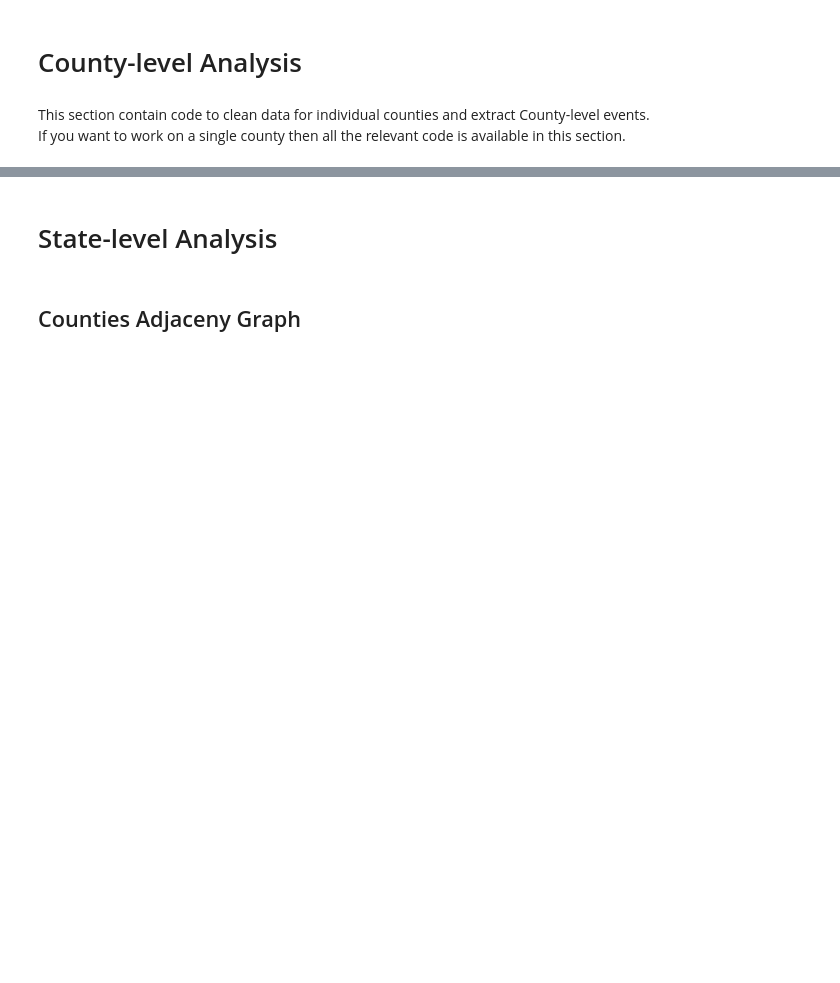
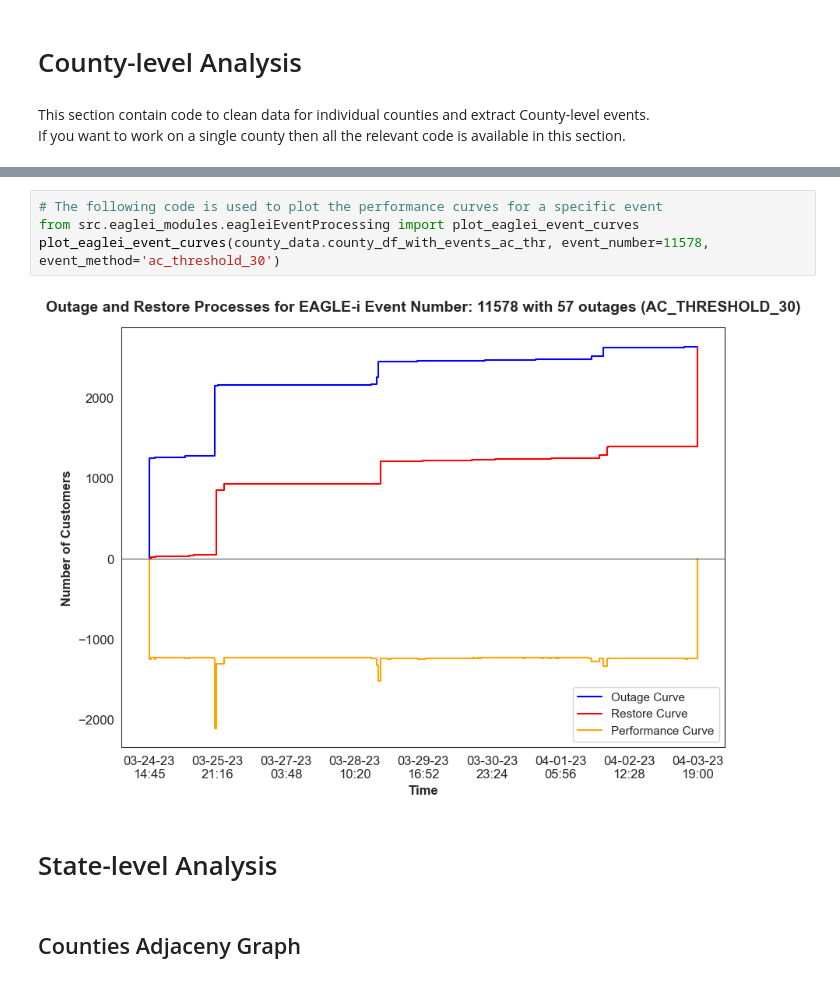
Before and after one commit to arslanleo/eagleiDataProcessor, a Jupyter notebook: eaglei_analysis.ipynb, the cells around one changed output, grey strips where cells are left out. Drawn from its saved outputs; the diff is of its cells as text; blank space fills up the shorter version.

```diff
--- a/eaglei_analysis.ipynb
+++ b/eaglei_analysis.ipynb
@@ -98,3 +179,9 @@ If you want to work on a single county then all the relevant code is available i
+# %%
+# The following code is used to plot the performance curves for a specific event
+from src.eaglei_modules.eagleiEventProcessing import plot_eaglei_event_curves
+plot_eaglei_event_curves(county_data.county_df_with_events_ac_thr, event_number=11578, event_method='ac_threshold_30')
+# %% [output]
+[figure, added]
 # %% [markdown]
 # State-level Analysis
 # %% [markdown]
```
Also changed, not shown: parts of 11 cells of this notebook, 3 other files.
